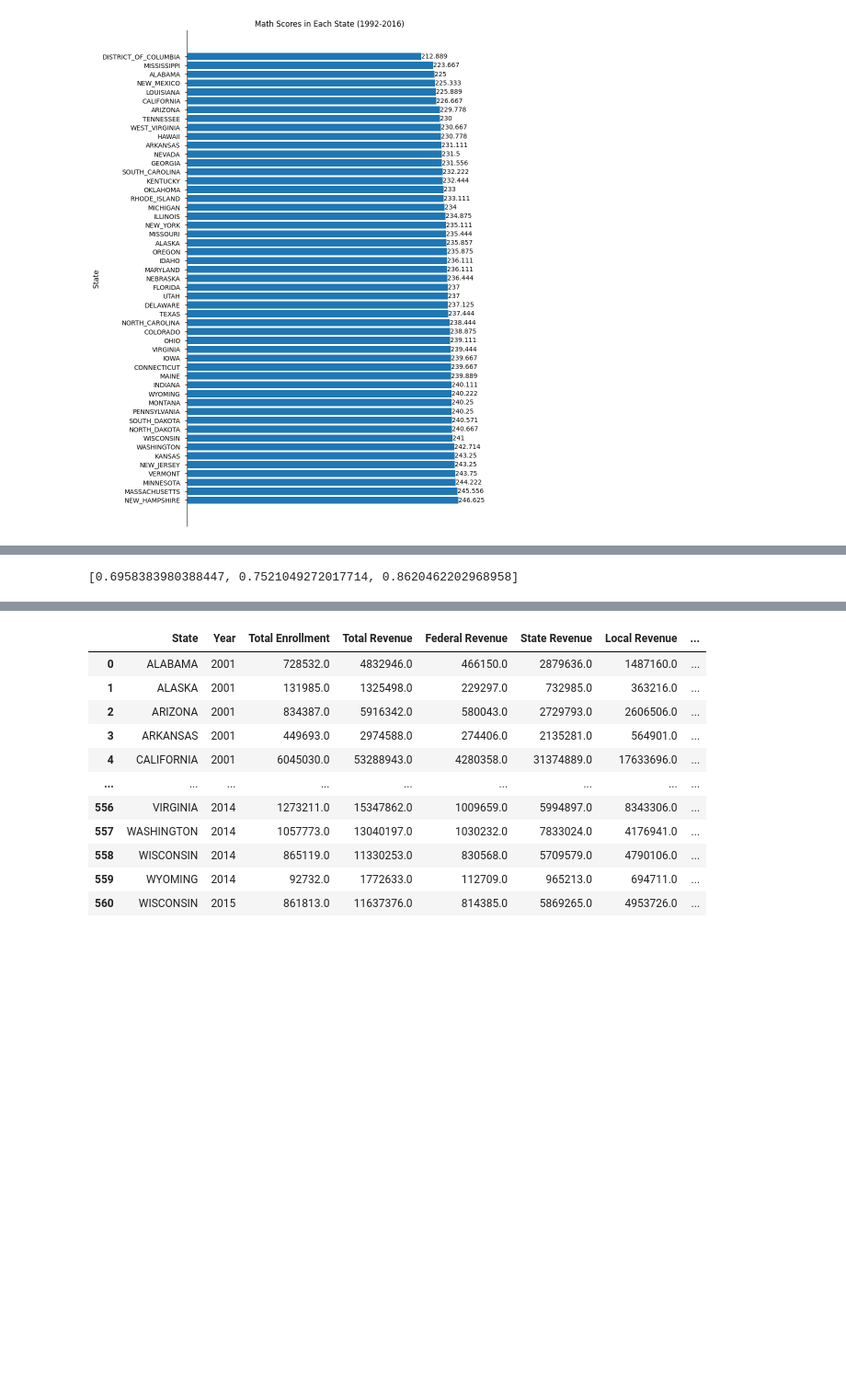
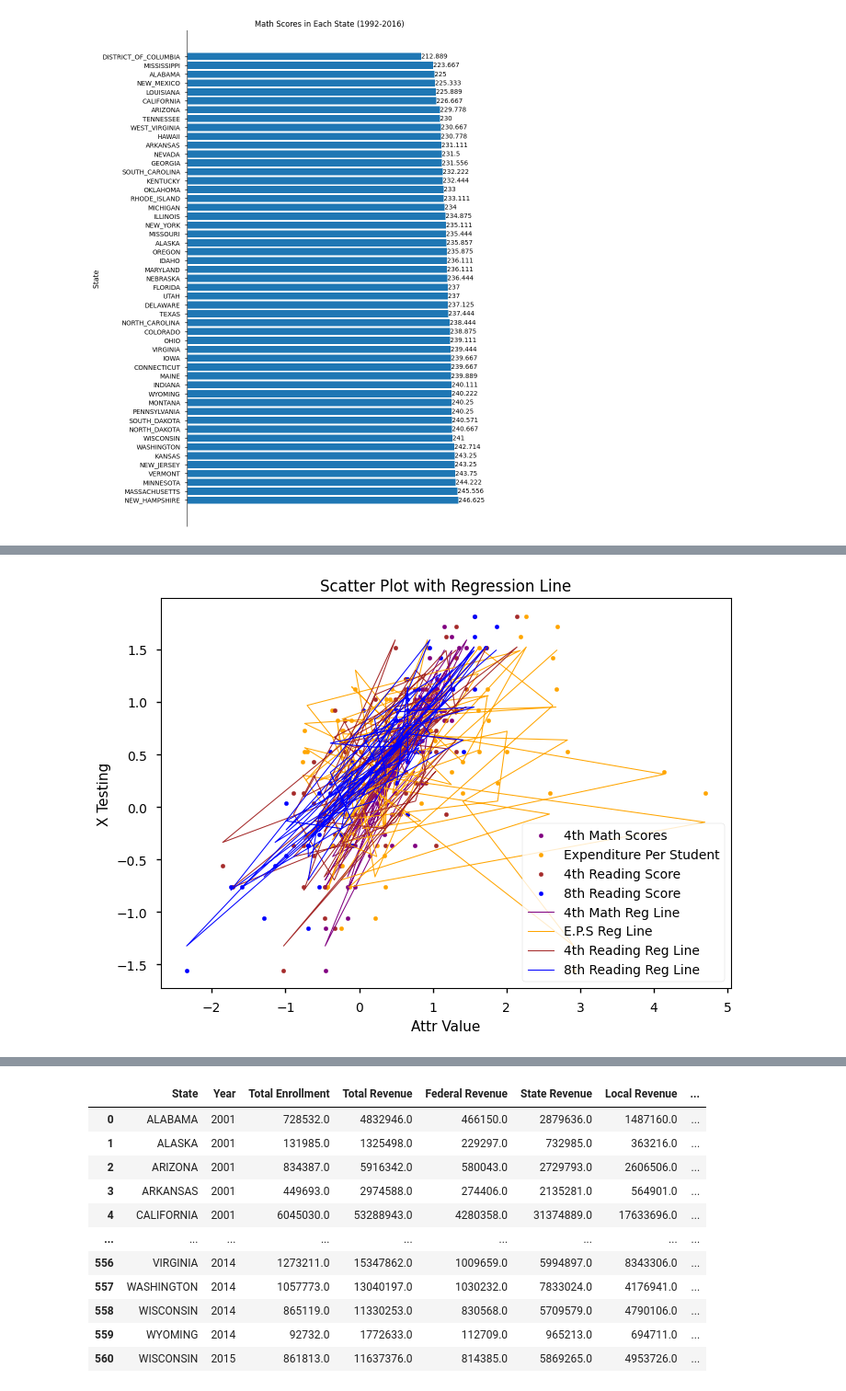
Before and after one commit to connorpobrien/Education-Trends, a Jupyter notebook: DATA301-Project AndrewM.ipynb, the cells around one changed output, grey strips where cells are left out. Shown at 92% size. Cells and saved outputs as stored; diff of their text form; code cells hidden in the pictures; blank space fills up the shorter version.

```diff
--- a/DATA301-Project AndrewM.ipynb
+++ b/DATA301-Project AndrewM.ipynb
@@ -168,7 +176,6 @@ CorrelationEducation['Capital Outlay Expenditure'].corr(CorrelationEducation['Av
 #Creating Linear Regression Models
 import math
 MSEList = []
-ADJRSQUARED = []
 
 #Model1
 Model1Data = CorrelationEducation[['Average Math Score (4)', 'Expenditure Per Student', 'Average Math Score (8)', 'Year']]
@@ -187,9 +194,6 @@ YTesting = Model1DataTesting['Average Math Score (8)']
 model.fit(XTraining, YTraining)
 ModelPredictions = model.predict(XTesting)
 MSEList.append(metrics.mean_squared_error(ModelPredictions, YTesting))
-ADJRSQUARED.append((1-(1-r2_score(YTesting, ModelPredictions))*((len(XTesting)-1)/(len(XTesting)-len(XTesting.columns)-1))))
-
-
 
 #Model2
 Model2Data = CorrelationEducation[['Average Math Score (4)', 'Expenditure Per Student', 'Average Math Score (8)', 'Year', 'Average Reading Score (4)']]
@@ -208,25 +212,24 @@ YTesting = Model2DataTesting['Average Math Score (8)']
 model.fit(XTraining, YTraining)
 ModelPredictions = model.predict(XTesting)
 MSEList.append(metrics.mean_squared_error(ModelPredictions, YTesting))
-ADJRSQUARED.append((1-(1-r2_score(YTesting, ModelPredictions))*((len(XTesting)-1)/(len(XTesting)-len(XTesting.columns)-1))))
 
-# #Model3
-# Model3Data = CorrelationEducation[['Average Math Score (4)', 'Expenditure Per Student', 'Average Math Score (8)', 'Year', 'Average Reading Score (4)', 'Average Reading Score (8)']]
-# Model3Data = Model3Data[pd.notna(Model3Data['Average Math Score (4)']) & pd.notna(Model3Data['Average Math Score (8)'])
-#                                         & pd.notna(Model3Data['Expenditure Per Student']) & pd.notna(Model3Data['Year'])
-#                                         & pd.notna(Model3Data['Average Reading Score (4)']) & pd.notna(Model3Data['Average Reading Score (8)'])]
-# TestingFloor = math.floor(len(Model3Data) * .8)
-# Model3DataTraining = Model3Data[[ 'Average Math Score (4)', 'Expenditure Per Student', 'Average Math Score (8)', 'Year', 'Average Reading Score (4)', 'Average Reading Score (8)']].iloc[0:TestingFloor]
-# Model3DataTesting = Model3Data[['Average Math Score (4)', 'Expenditure Per Student', 'Average Math Score (8)', 'Year', 'Average Reading Score (4)', 'Average Reading Score (8)']].iloc[TestingFloor:]
+#Model3
+Model3Data = CorrelationEducation[['Average Math Score (4)', 'Expenditure Per Student', 'Average Math Score (8)', 'Year', 'Average Reading Score (4)', 'Average Reading Score (8)']]
+Model3Data = Model3Data[pd.notna(Model3Data['Average Math Score (4)']) & pd.notna(Model3Data['Average Math Score (8)'])
+                                        & pd.notna(Model3Data['Expenditure Per Student']) & pd.notna(Model3Data['Year'])
+                                        & pd.notna(Model3Data['Average Reading Score (4)']) & pd.notna(Model3Data['Average Reading Score (8)'])]
+TestingFloor = math.floor(len(Model3Data) * .8)
+Model3DataTraining = Model3Data[[ 'Average Math Score (4)', 'Expenditure Per Student', 'Average Math Score (8)', 'Year', 'Average Reading Score (4)', 'Average Reading Score (8)']].iloc[0:TestingFloor]
+Model3DataTesting = Model3Data[['Average Math Score (4)', 'Expenditure Per Student', 'Average Math Score (8)', 'Year', 'Average Reading Score (4)', 'Average Reading Score (8)']].iloc[TestingFloor:]
 
-# model = LinearRegression(fit_intercept= True)
-# XTraining = Model3DataTraining[['Average Math Score (4)', 'Expenditure Per Student', 'Year', 'Average Reading Score (4)', 'Average Reading Score (8)']]
-# YTraining = Model3DataTraining['Average Math Score (8)']
-# XTesting = Model3DataTesting[['Average Math Score (4)', 'Expenditure Per Student', 'Year', 'Average Reading Score (4)', 'Average Reading Score (8)']]
-# YTesting = Model3DataTesting['Average Math Score (8)']
-# model.fit(XTraining, YTraining)
-# ModelPredictions = model.predict(XTesting)
-# MSEList.append(metrics.mean_squared_error(ModelPredictions, YTesting))
+model = LinearRegression(fit_intercept= True)
+XTraining = Model3DataTraining[['Average Math Score (4)', 'Expenditure Per Student', 'Year', 'Average Reading Score (4)', 'Average Reading Score (8)']]
+YTraining = Model3DataTraining['Average Math Score (8)']
+XTesting = Model3DataTesting[['Average Math Score (4)', 'Expenditure Per Student', 'Year', 'Average Reading Score (4)', 'Average Reading Score (8)']]
+YTesting = Model3DataTesting['Average Math Score (8)']
+model.fit(XTraining, YTraining)
+ModelPredictions = model.predict(XTesting)
+MSEList.append(metrics.mean_squared_error(ModelPredictions, YTesting))
 
 #Model 4 (Final Model)
 
@@ -244,7 +247,27 @@ YTesting = Model4DataTesting['Average Math Score (8)']
 model.fit(XTraining, YTraining)
 ModelPredictions = model.predict(XTesting)
 MSEList.append(metrics.mean_squared_error(ModelPredictions, YTesting))
-ADJRSQUARED.append((1-(1-r2_score(YTesting, ModelPredictions))*((len(XTesting)-1)/(len(XTesting)-len(XTesting.columns)-1))))
-print(ADJRSQUARED)
-# %% [output]
-[0.6958383980388447, 0.7521049272017714, 0.8620462202968958]
+# %%
+plt.scatter(XTesting['Average Math Score (4)'],YTesting, color='purple', label='4th Math Scores',s=10)
+plt.scatter(XTesting['Expenditure Per Student'],YTesting, color='orange', label='Expenditure Per Student',s=10)
+plt.scatter( XTesting['Average Reading Score (4)'],YTesting, color='brown', label='4th Reading Score',s=10)
+plt.scatter( XTesting['Average Reading Score (8)'],YTesting, color='blue', label='8th Reading Score',s=10)
+
+# Regression line
+plt.plot(XTesting['Average Math Score (4)'], ModelPredictions, color='purple', linewidth=.75, label='4th Math Reg Line')
+plt.plot(XTesting['Expenditure Per Student'], ModelPredictions, color='orange', linewidth=.75, label='E.P.S Reg Line')
+plt.plot(XTesting['Average Reading Score (4)'], ModelPredictions, color='brown', linewidth=.75, label='4th Reading Reg Line')
+plt.plot(XTesting['Average Reading Score (8)'], ModelPredictions, color='blue', linewidth=.75, label='8th Reading Reg Line')
+
+# Add labels and title
+plt.ylabel('X Testing')
+plt.xlabel('Attr Value')
+plt.title('Scatter Plot with Regression Line')
+
+# Add legend
+plt.legend()
+
+# Display the plot
+plt.show()
+# %% [output]
+[figure, added]
```
Also changed, not shown: parts of 14 cells of this notebook.
